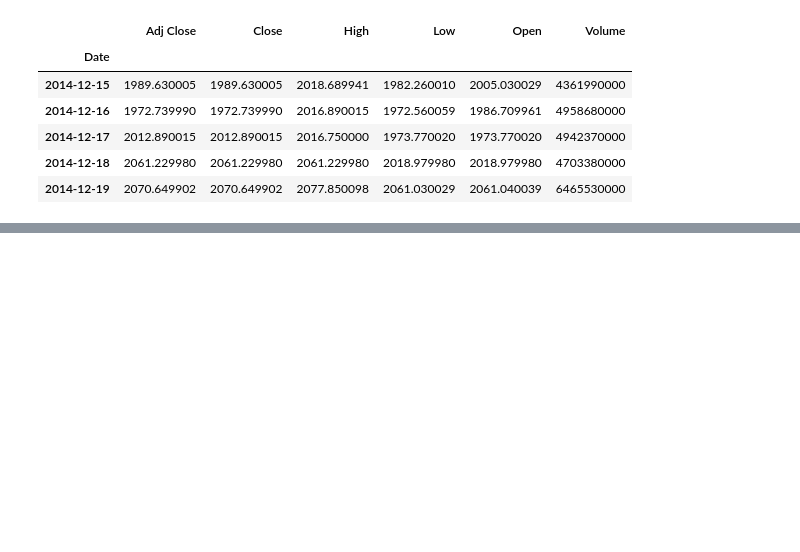
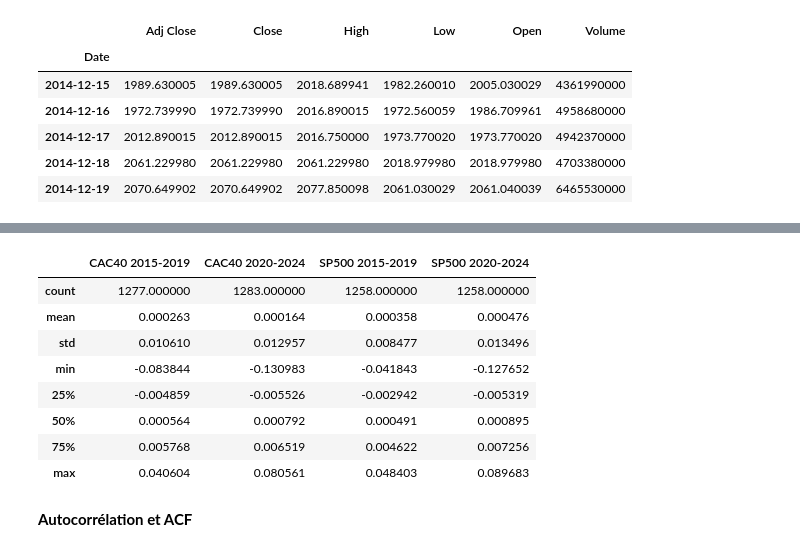
Before and after one commit to ines23soui-gif/Financial-Econometrics-Projet-, a Jupyter notebook: topic1.ipynb, the cells around one changed output, grey strips where cells are left out. Saved outputs shown, nothing was run; the diff lists cells and outputs as text; code cells hidden in the pictures; blank space fills up the shorter version.

```diff
--- a/topic1.ipynb
+++ b/topic1.ipynb
@@ -115,0 +125,31 @@ rendements.head()
+# %%
+statistiques = pd.concat(
+    [
+        cac_avant.describe(),
+        cac_apres.describe(),
+        sp500_avant.describe(),
+        sp500_apres.describe()
+    ],
+    axis=1
+)
+
+statistiques.columns = [
+    "CAC40 2015-2019",
+    "CAC40 2020-2024",
+    "SP500 2015-2019",
+    "SP500 2020-2024"
+]
+
+statistiques
+# %% [output]
+|  | CAC40 2015-2019 | CAC40 2020-2024 | SP500 2015-2019 | SP500 2020-2024 |
+| count | 1277.000000 | 1283.000000 | 1258.000000 | 1258.000000 |
+| mean | 0.000263 | 0.000164 | 0.000358 | 0.000476 |
+| std | 0.010610 | 0.012957 | 0.008477 | 0.013496 |
+| min | -0.083844 | -0.130983 | -0.041843 | -0.127652 |
+| 25% | -0.004859 | -0.005526 | -0.002942 | -0.005319 |
+| 50% | 0.000564 | 0.000792 | 0.000491 | 0.000895 |
+| 75% | 0.005768 | 0.006519 | 0.004622 | 0.007256 |
+| max | 0.040604 | 0.080561 | 0.048403 | 0.089683 |
+# %% [markdown]
+**Autocorrélation et ACF**
```
Also changed, not shown: parts of 17 cells of this notebook.
